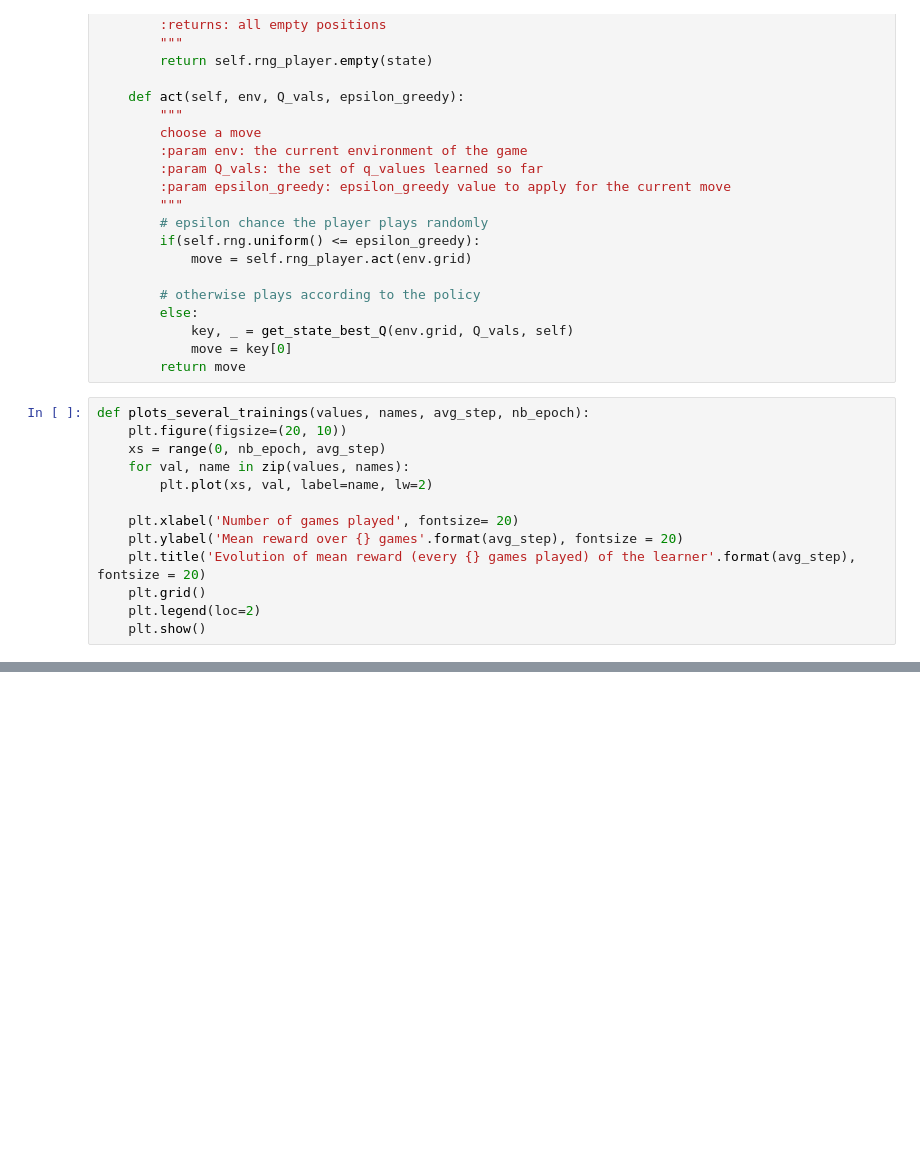
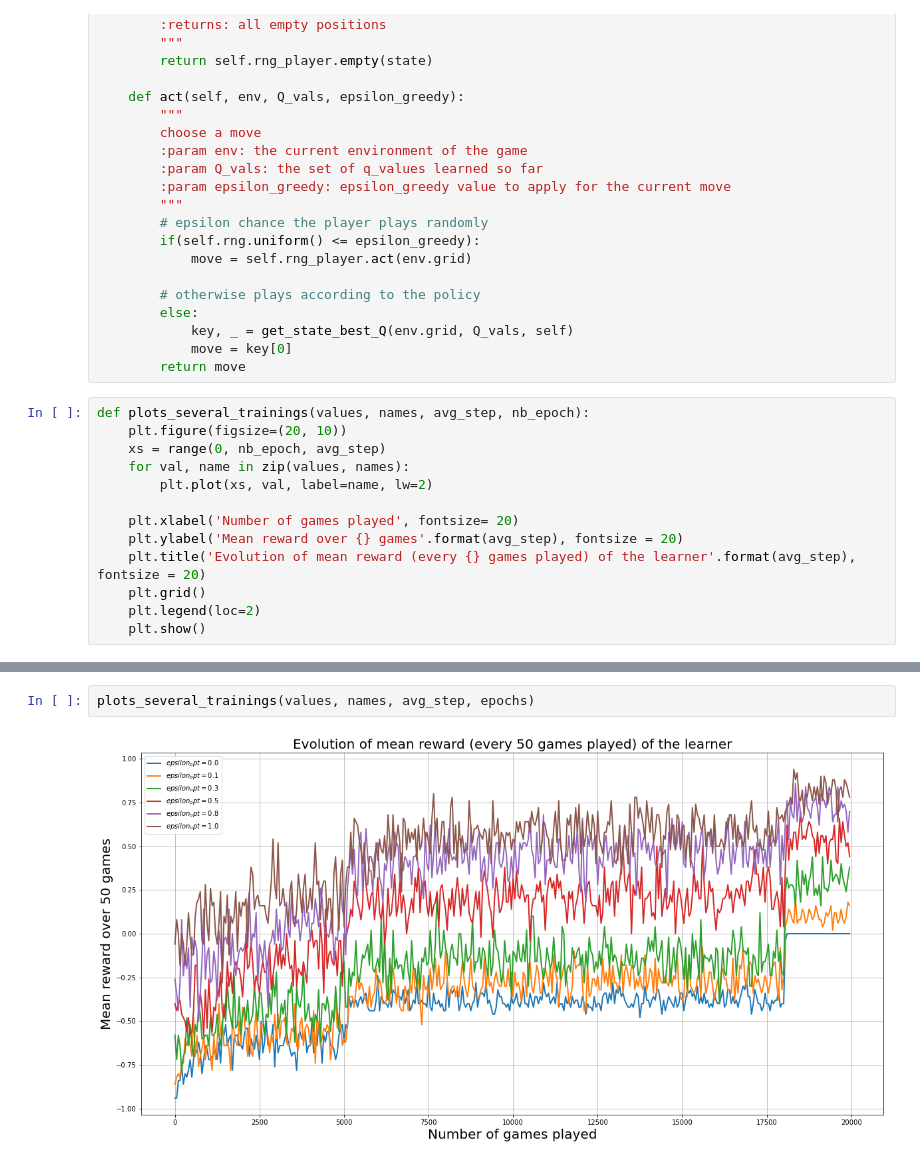
Before and after one commit to Ingloryon/ANN2022_TicTacToe, a Jupyter notebook: QLearning.ipynb, the cells around one changed output, grey strips where cells are left out. Drawn from its saved outputs; the diff is of its cells as text; blank space fills up the shorter version.

```diff
--- a/QLearning.ipynb
+++ b/QLearning.ipynb
@@ -306,0 +401,4 @@ plots_several_trainings(values, names, avg_step, epochs)
+# %%
+plots_several_trainings(values, names, avg_step, epochs)
+# %% [output]
+[figure, added]
```
Also changed, not shown: parts of 15 cells of this notebook, 1 other file.
